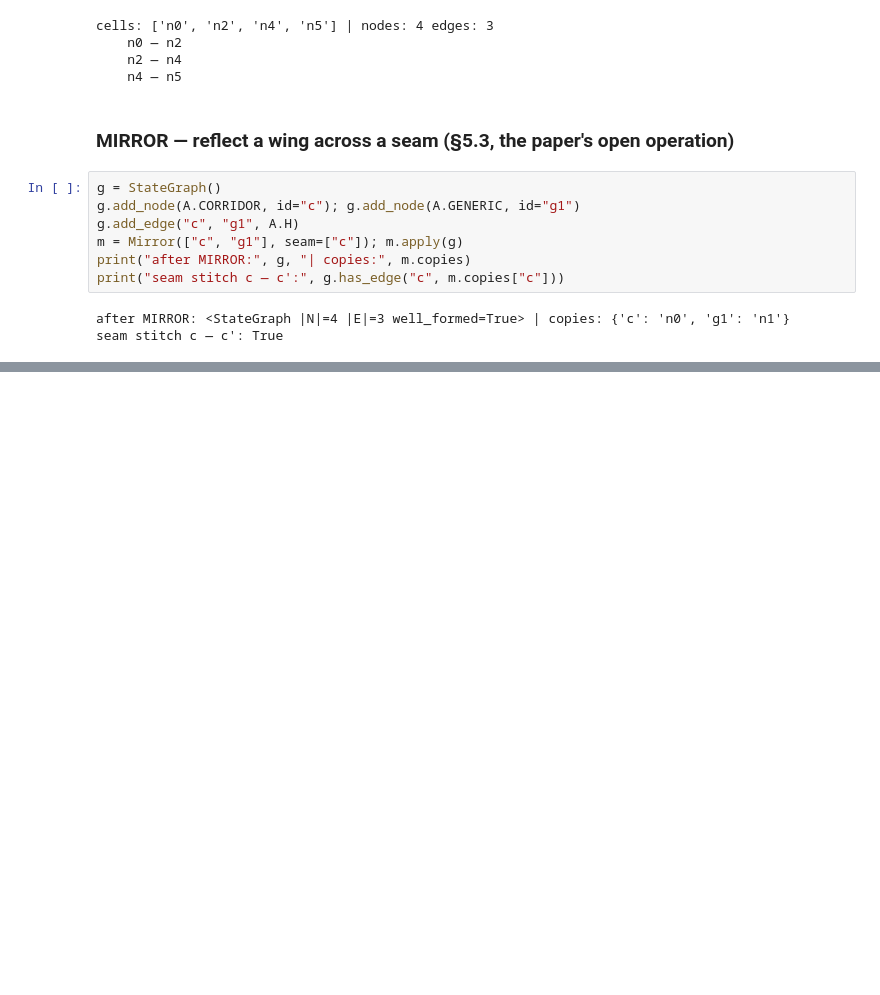
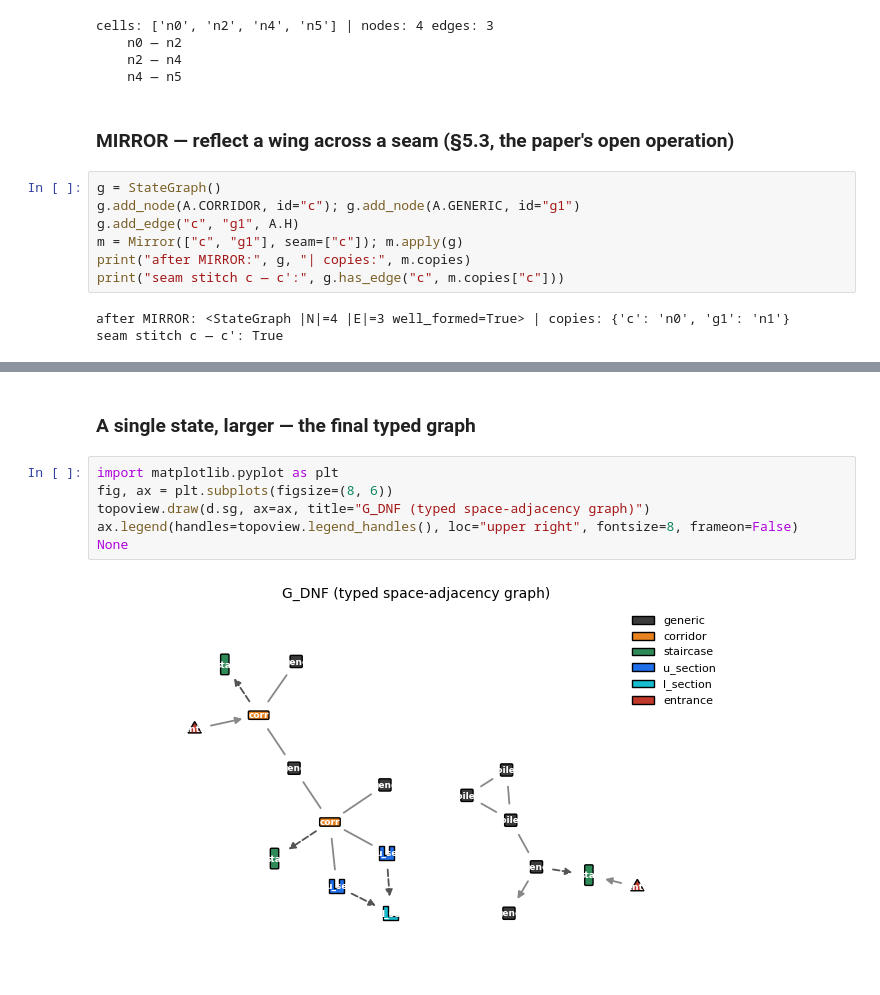
Before and after one commit to arlav/graphtope, a Jupyter notebook: notebooks/01_graphtope.ipynb, the cells around one changed output, grey strips where cells are left out. Drawn from its saved outputs; the diff is of its cells as text; blank space fills up the shorter version.

```diff
--- a/notebooks/01_graphtope.ipynb
+++ b/notebooks/01_graphtope.ipynb
@@ -290,0 +419,10 @@ and NAC checking — the matcher topologic doesn't provide (briefing gap C3).
+# %% [markdown]
+### A single state, larger — the final typed graph
+# %%
+import matplotlib.pyplot as plt
+fig, ax = plt.subplots(figsize=(8, 6))
+topoview.draw(d.sg, ax=ax, title="G_DNF (typed space-adjacency graph)")
+ax.legend(handles=topoview.legend_handles(), loc="upper right", fontsize=8, frameon=False)
+None
+# %% [output]
+[figure, added]
```
Also changed, not shown: parts of 37 cells of this notebook, 20 other files.
